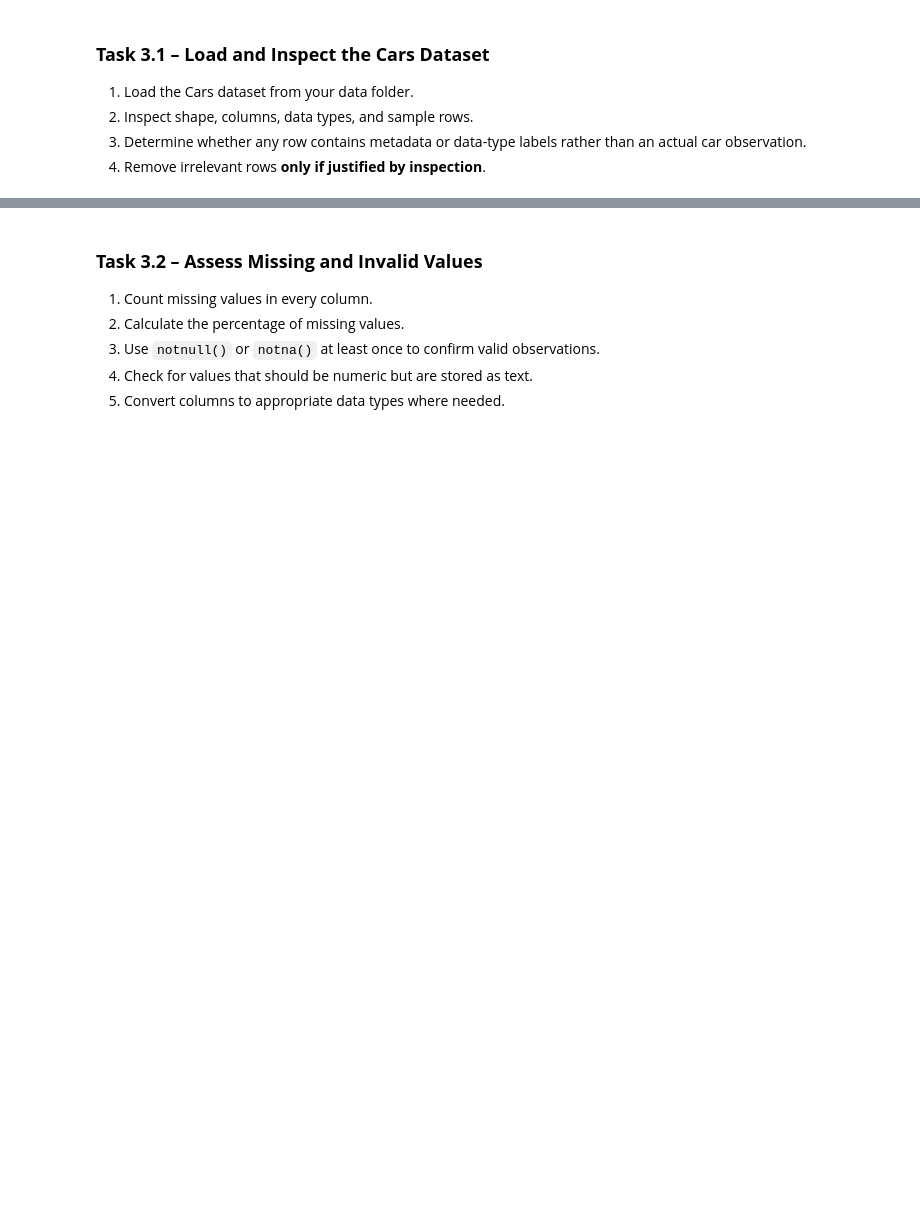
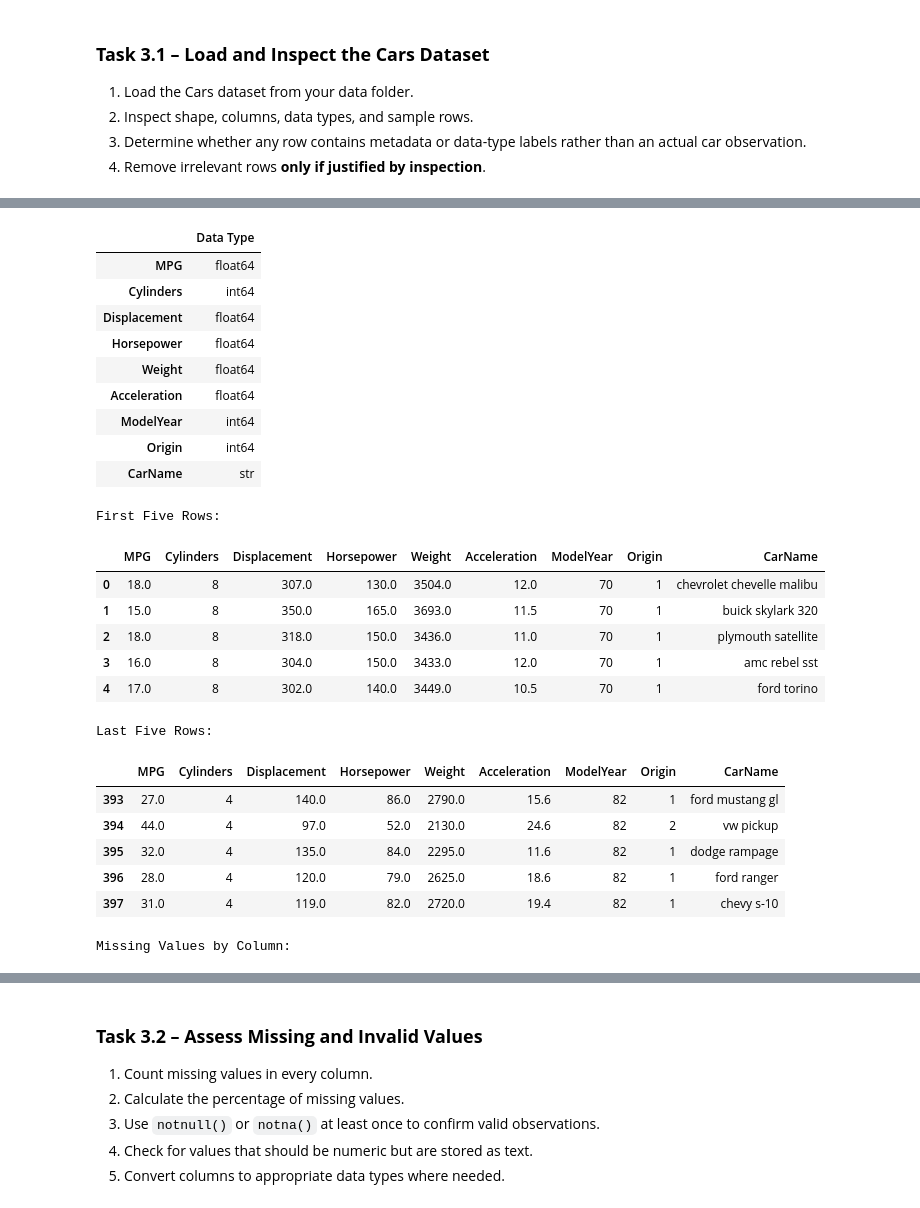
Before and after one commit to UbaidUllah777/Lab-2---Tidying-Cleaning-Imputation-and-Outlier-Detection, a Jupyter notebook: week5Lab.ipynb, the cells around one changed output, grey strips where cells are left out. Saved outputs shown, nothing was run; the diff lists cells and outputs as text; code cells hidden in the pictures; blank space fills up the shorter version.

Commit message:
Complete Cars inspection missing-value assessment and duplicate check

```diff
--- a/week5Lab.ipynb
+++ b/week5Lab.ipynb
@@ -1130,0 +1129,55 @@ The UCI version contains **398 instances**, and `Horsepower` contains missing va
+# %%
+# Define the relative path to the original UCI Auto MPG dataset
+cars_path = Path("data") / "auto-mpg.data"
+
+# Verify that the required source file exists
+if not cars_path.exists():
+    raise FileNotFoundError(
+        f"Cars dataset was not found at: {cars_path.resolve()}"
+    )
+
+# Column names documented for the UCI Auto MPG dataset
+column_names = [
+    "MPG",
+    "Cylinders",
+    "Displacement",
+    "Horsepower",
+    "Weight",
+    "Acceleration",
+    "ModelYear",
+    "Origin",
+    "CarName"
+]
+
+# Load the whitespace-delimited raw data.
+# The original dataset uses "?" for missing horsepower values.
+cars = pd.read_csv(
+    cars_path,
+    sep=r"\s+",
+    names=column_names,
+    na_values="?",
+    quotechar='"'
+)
+
+# Preserve an untouched in-memory copy for later before/after comparison
+cars_original = cars.copy()
+
+# Inspect the dataset
+print("Cars Dataset Shape:")
+print(cars.shape)
+
+print("\nCars Dataset Columns:")
+print(cars.columns.tolist())
+
+print("\nCars Data Types:")
+display(cars.dtypes.to_frame(name="Data Type"))
+
+print("\nFirst Five Rows:")
+display(cars.head())
+
+print("\nLast Five Rows:")
+display(cars.tail())
+
+print("\nMissing Values by Column:")
+display(cars.isna().sum().to_frame(name="Missing Values"))
+# %% [output]
@@ -1130,0 +1191,25 @@ The UCI version contains **398 instances**, and `Horsepower` contains missing va
+|  | Data Type |
+| MPG | float64 |
+| Cylinders | int64 |
+| Displacement | float64 |
+| Horsepower | float64 |
+| Weight | float64 |
+| Acceleration | float64 |
+| ModelYear | int64 |
+| Origin | int64 |
+| CarName | str |
+First Five Rows:
+|  | MPG | Cylinders | Displacement | Horsepower | Weight | Acceleration | ModelYear | Origin | CarName |
+| 0 | 18.0 | 8 | 307.0 | 130.0 | 3504.0 | 12.0 | 70 | 1 | chevrolet chevelle malibu |
+| 1 | 15.0 | 8 | 350.0 | 165.0 | 3693.0 | 11.5 | 70 | 1 | buick skylark 320 |
+| 2 | 18.0 | 8 | 318.0 | 150.0 | 3436.0 | 11.0 | 70 | 1 | plymouth satellite |
+| 3 | 16.0 | 8 | 304.0 | 150.0 | 3433.0 | 12.0 | 70 | 1 | amc rebel sst |
+| 4 | 17.0 | 8 | 302.0 | 140.0 | 3449.0 | 10.5 | 70 | 1 | ford torino |
+Last Five Rows:
+|  | MPG | Cylinders | Displacement | Horsepower | Weight | Acceleration | ModelYear | Origin | CarName |
+| 393 | 27.0 | 4 | 140.0 | 86.0 | 2790.0 | 15.6 | 82 | 1 | ford mustang gl |
+| 394 | 44.0 | 4 | 97.0 | 52.0 | 2130.0 | 24.6 | 82 | 2 | vw pickup |
+| 395 | 32.0 | 4 | 135.0 | 84.0 | 2295.0 | 11.6 | 82 | 1 | dodge rampage |
+| 396 | 28.0 | 4 | 120.0 | 79.0 | 2625.0 | 18.6 | 82 | 1 | ford ranger |
+| 397 | 31.0 | 4 | 119.0 | 82.0 | 2720.0 | 19.4 | 82 | 1 | chevy s-10 |
+Missing Values by Column:
```
Also changed, not shown: parts of 11 cells of this notebook, 1 other file.
